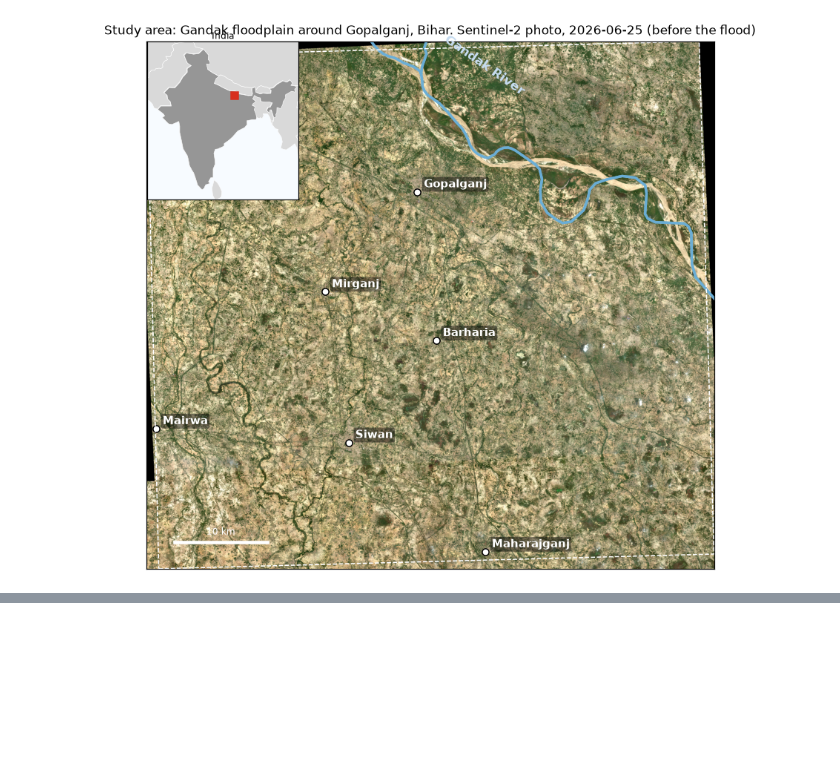
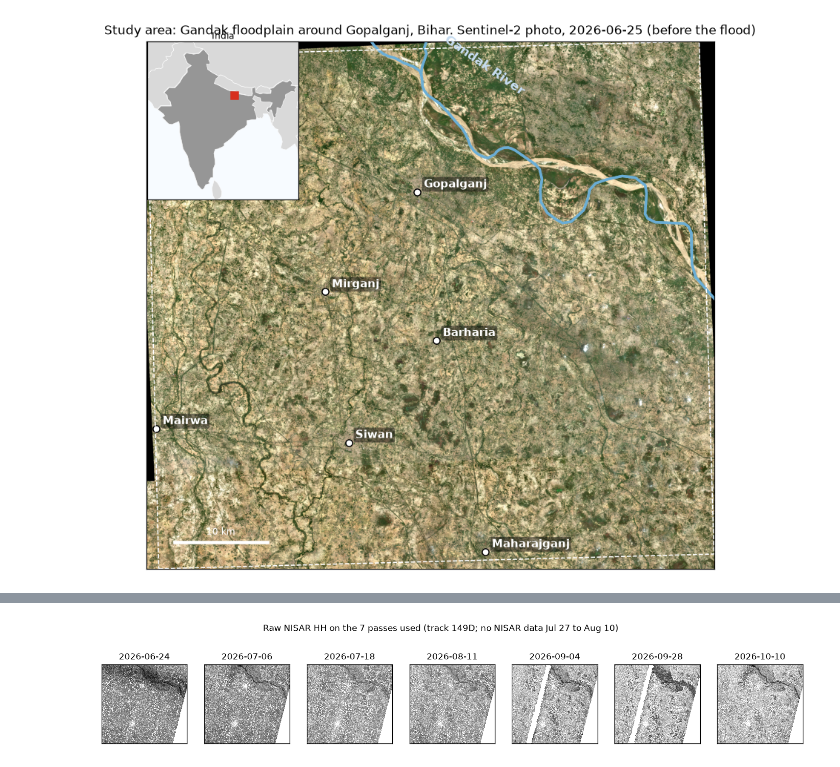
Before and after one commit to danesheppard/PanoptiCrew-NASA-Hackathon-2026, a Jupyter notebook: dataScience/notebooks/case2.ipynb, the cells around one changed output, grey strips where cells are left out. Cells and saved outputs as stored; diff of their text form; code cells hidden in the pictures; blank space fills up the shorter version.

```diff
--- a/dataScience/notebooks/case2.ipynb
+++ b/dataScience/notebooks/case2.ipynb
@@ -227,0 +443,8 @@ plt.show()
+# %%
+fig, axes = plt.subplots(1, len(DATES), figsize=(2.3 * len(DATES), 2.6))
+for ax, d in zip(axes, DATES):
+    show_radar(ax, RAW.sel(date=d).values[::3, ::3], d)
+fig.suptitle("Raw NISAR HH on the 7 passes used (track 149D; no NISAR data Jul 27 to Aug 10)", y=1.04)
+plt.show()
+# %% [output]
+[figure, added]
```
Also changed, not shown: parts of 12 cells of this notebook.
